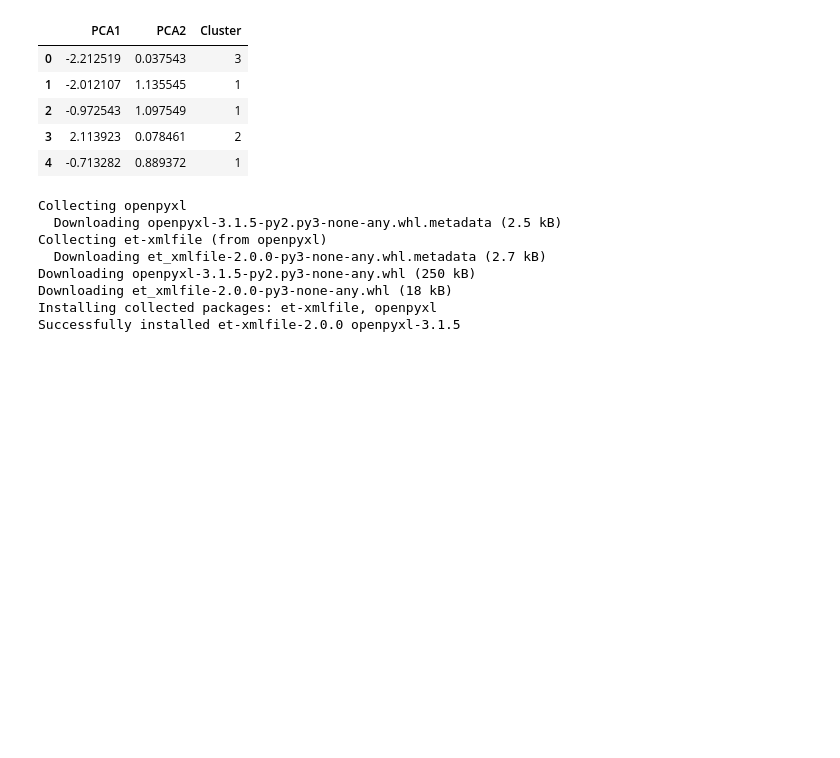
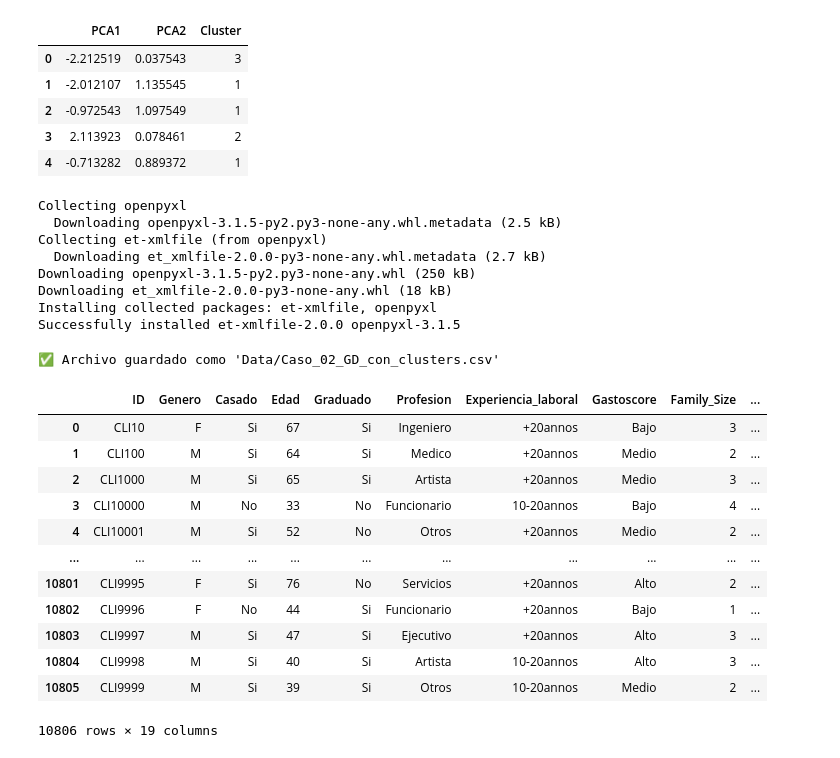
Before and after one commit to seerraa16/Caso02-PCA-y-Clustering, a Jupyter notebook: pca.ipynb, the cells around one changed output. Saved outputs shown, nothing was run; the diff lists cells and outputs as text; code cells hidden in the pictures; blank space fills up the shorter version.

Commit message:
Cambio para el power bi

```diff
--- a/pca.ipynb
+++ b/pca.ipynb
@@ -600,3 +600,40 @@ df['Cluster'] = df['Cluster'].map(cluster_names)
 
 # Guardar nuevo archivo para usar en Power BI
 df.to_excel("df_definitivo_con_nombres.xlsx", index=False)
+# %%
+import pandas as pd
+
+# Cargar archivo original
+df_original = pd.read_csv("Data/Caso_02_GD.csv")
+
+# Cargar archivo con PCA y nombres de clúster
+df_clusters = pd.read_excel("df_definitivo_con_nombres.xlsx")
+
+# Asegurarse de que tienen la misma longitud (si no hay un ID para hacer merge)
+assert len(df_original) == len(df_clusters), "Los archivos no tienen el mismo número de filas."
+
+# Agregar la columna 'cluster' al archivo original
+df_original['cluster'] = df_clusters['Cluster']  # Esta ya es la columna con los nombres
+
+# Guardar el nuevo archivo con la columna añadida
+df_original.to_csv("Data/Caso_02_GD_con_clusters.csv", index=False)
+
+print("✅ Archivo guardado como 'Data/Caso_02_GD_con_clusters.csv'")
+# %% [output]
+✅ Archivo guardado como 'Data/Caso_02_GD_con_clusters.csv'
+# %%
+df_original
+# %% [output]
+|  | ID | Genero | Casado | Edad | Graduado | Profesion | Experiencia_laboral | Gastoscore | Family_Size | ... |
+| 0 | CLI10 | F | Si | 67 | Si | Ingeniero | +20annos | Bajo | 3 | ... |
+| 1 | CLI100 | M | Si | 64 | Si | Medico | +20annos | Medio | 2 | ... |
+| 2 | CLI1000 | M | Si | 65 | Si | Artista | +20annos | Medio | 3 | ... |
+| 3 | CLI10000 | M | No | 33 | No | Funcionario | 10-20annos | Bajo | 4 | ... |
+| 4 | CLI10001 | M | Si | 52 | No | Otros | +20annos | Medio | 2 | ... |
+| ... | ... | ... | ... | ... | ... | ... | ... | ... | ... | ... |
+| 10801 | CLI9995 | F | Si | 76 | No | Servicios | +20annos | Alto | 2 | ... |
+| 10802 | CLI9996 | F | No | 44 | Si | Funcionario | +20annos | Bajo | 1 | ... |
+| 10803 | CLI9997 | M | Si | 47 | Si | Ejecutivo | +20annos | Alto | 3 | ... |
+| 10804 | CLI9998 | M | Si | 40 | Si | Artista | 10-20annos | Alto | 3 | ... |
+| 10805 | CLI9999 | M | Si | 39 | Si | Otros | 10-20annos | Medio | 2 | ... |
+10806 rows × 19 columns
```
Also changed, not shown: 1 other file.
